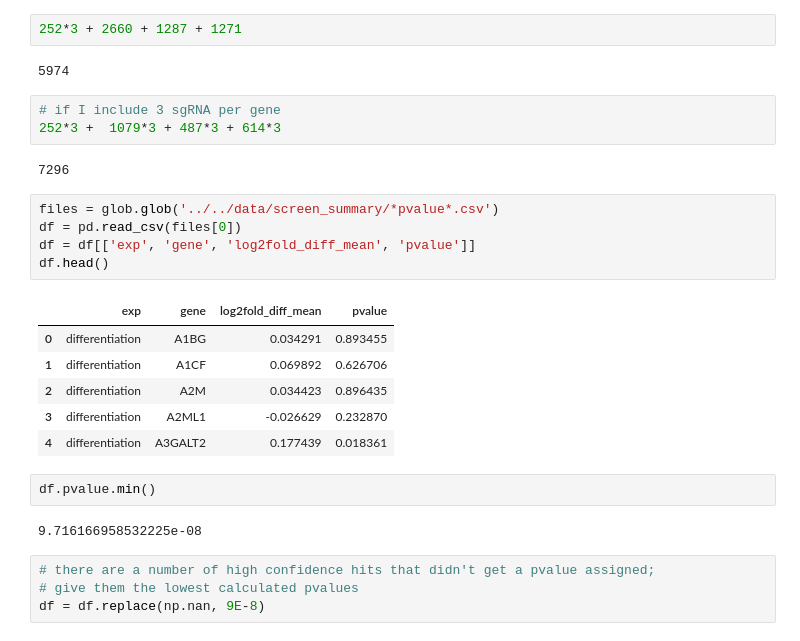
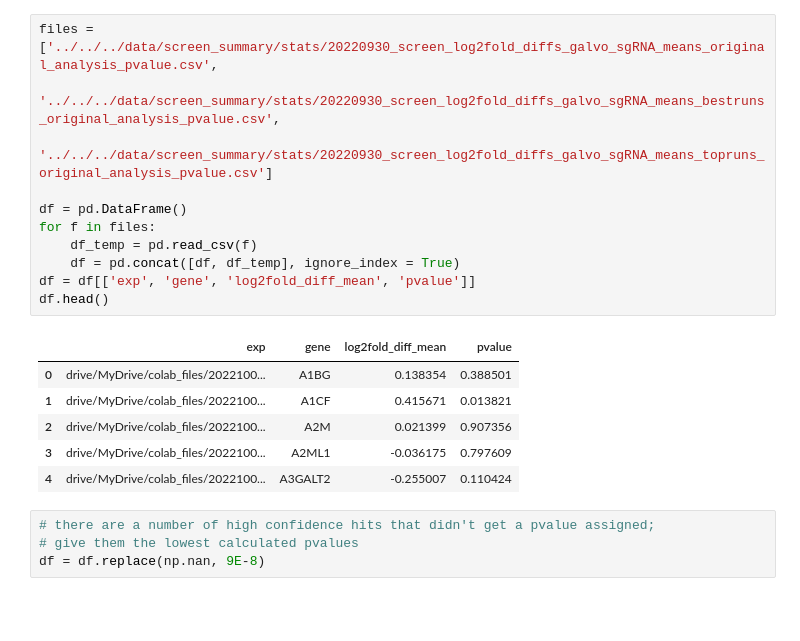
Before and after one commit to nbellive/CRISPRi_galvanotaxis_pub, a Jupyter notebook: code/processing/genome_wide_screen_data/Screen_data-selecting_sublibrary.ipynb, the cells around one changed output. Saved outputs shown, nothing was run; the diff lists cells and outputs as text; blank space fills up the shorter version.

```diff
--- a/code/processing/genome_wide_screen_data/Screen_data-selecting_sublibrary.ipynb
+++ b/code/processing/genome_wide_screen_data/Screen_data-selecting_sublibrary.ipynb
@@ -35,28 +30,21 @@ CAGCGCCAATGGGCTTTCGA; AGCCGCTTAAGAGCCTGTCG (rev complement: CGACAGGCTCTTAAGCGGCT
-# %%
-252*3 + 2660 + 1287 + 1271
-# %% [output]
-5974
-# %%
-# if I include 3 sgRNA per gene
-252*3 +  1079*3 + 487*3 + 614*3
-# %% [output]
-7296
 # %%
-files = glob.glob('../../data/screen_summary/*pvalue*.csv')
-df = pd.read_csv(files[0])
+files = ['../../../data/screen_summary/stats/20220930_screen_log2fold_diffs_galvo_sgRNA_means_original_analysis_pvalue.csv',
+           '../../../data/screen_summary/stats/20220930_screen_log2fold_diffs_galvo_sgRNA_means_bestruns_original_analysis_pvalue.csv',
+           '../../../data/screen_summary/stats/20220930_screen_log2fold_diffs_galvo_sgRNA_means_topruns_original_analysis_pvalue.csv']
+
+df = pd.DataFrame()
+for f in files:
+    df_temp = pd.read_csv(f)
+    df = pd.concat([df, df_temp], ignore_index = True)
 df = df[['exp', 'gene', 'log2fold_diff_mean', 'pvalue']]
 df.head()
 # %% [output]
 |  | exp | gene | log2fold_diff_mean | pvalue |
-| 0 | differentiation | A1BG | 0.034291 | 0.893455 |
-| 1 | differentiation | A1CF | 0.069892 | 0.626706 |
-| 2 | differentiation | A2M | 0.034423 | 0.896435 |
-| 3 | differentiation | A2ML1 | -0.026629 | 0.232870 |
-| 4 | differentiation | A3GALT2 | 0.177439 | 0.018361 |
+| 0 | drive/MyDrive/colab_files/2022100... | A1BG | 0.138354 | 0.388501 |
+| 1 | drive/MyDrive/colab_files/2022100... | A1CF | 0.415671 | 0.013821 |
+| 2 | drive/MyDrive/colab_files/2022100... | A2M | 0.021399 | 0.907356 |
+| 3 | drive/MyDrive/colab_files/2022100... | A2ML1 | -0.036175 | 0.797609 |
+| 4 | drive/MyDrive/colab_files/2022100... | A3GALT2 | -0.255007 | 0.110424 |
-# %%
-df.pvalue.min()
-# %% [output]
-9.716166958532225e-08
 # %%
 # there are a number of high confidence hits that didn't get a pvalue assigned;
 # give them the lowest calculated pvalues
```
Also changed, not shown: parts of 88 cells of this notebook, 2 other files.
